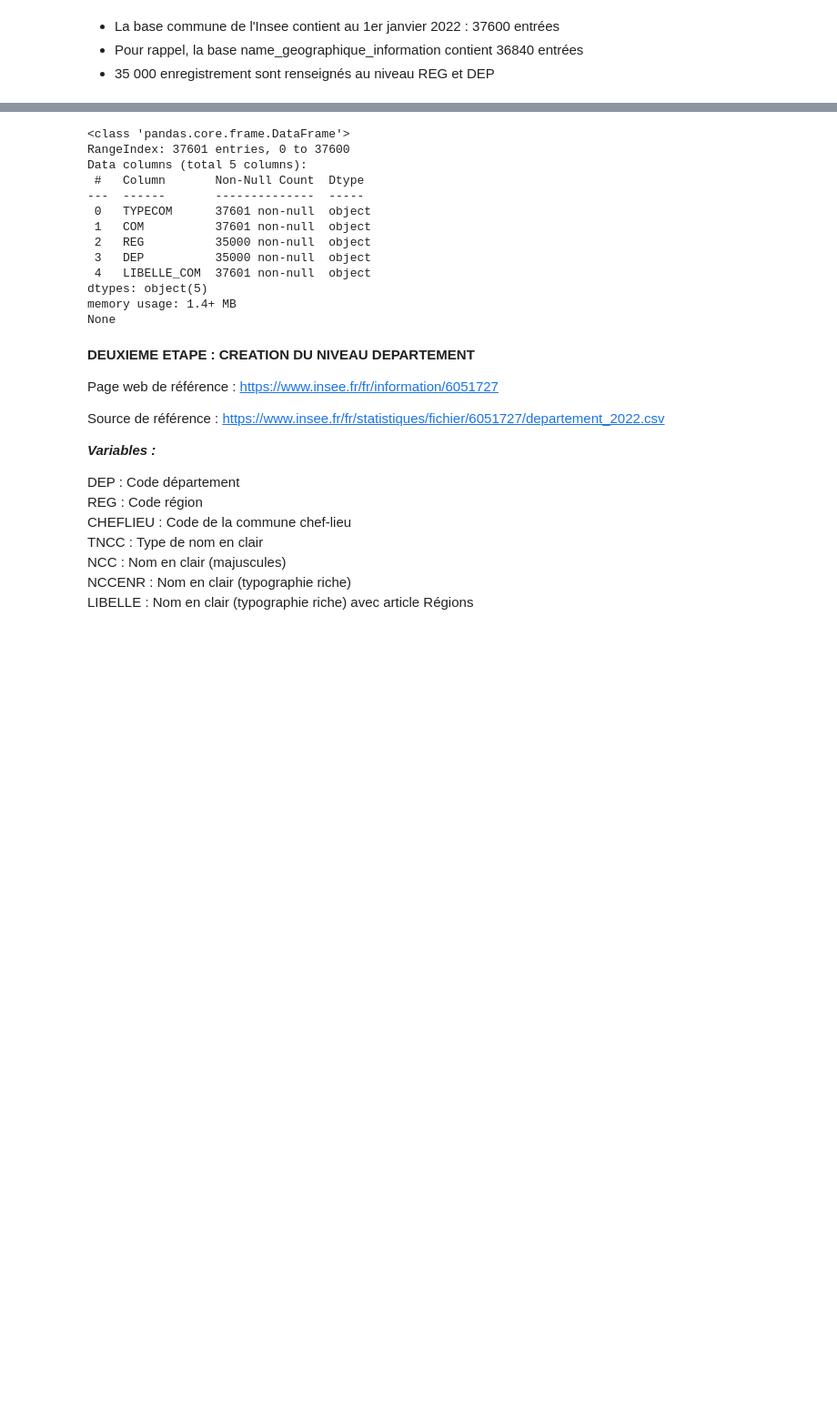
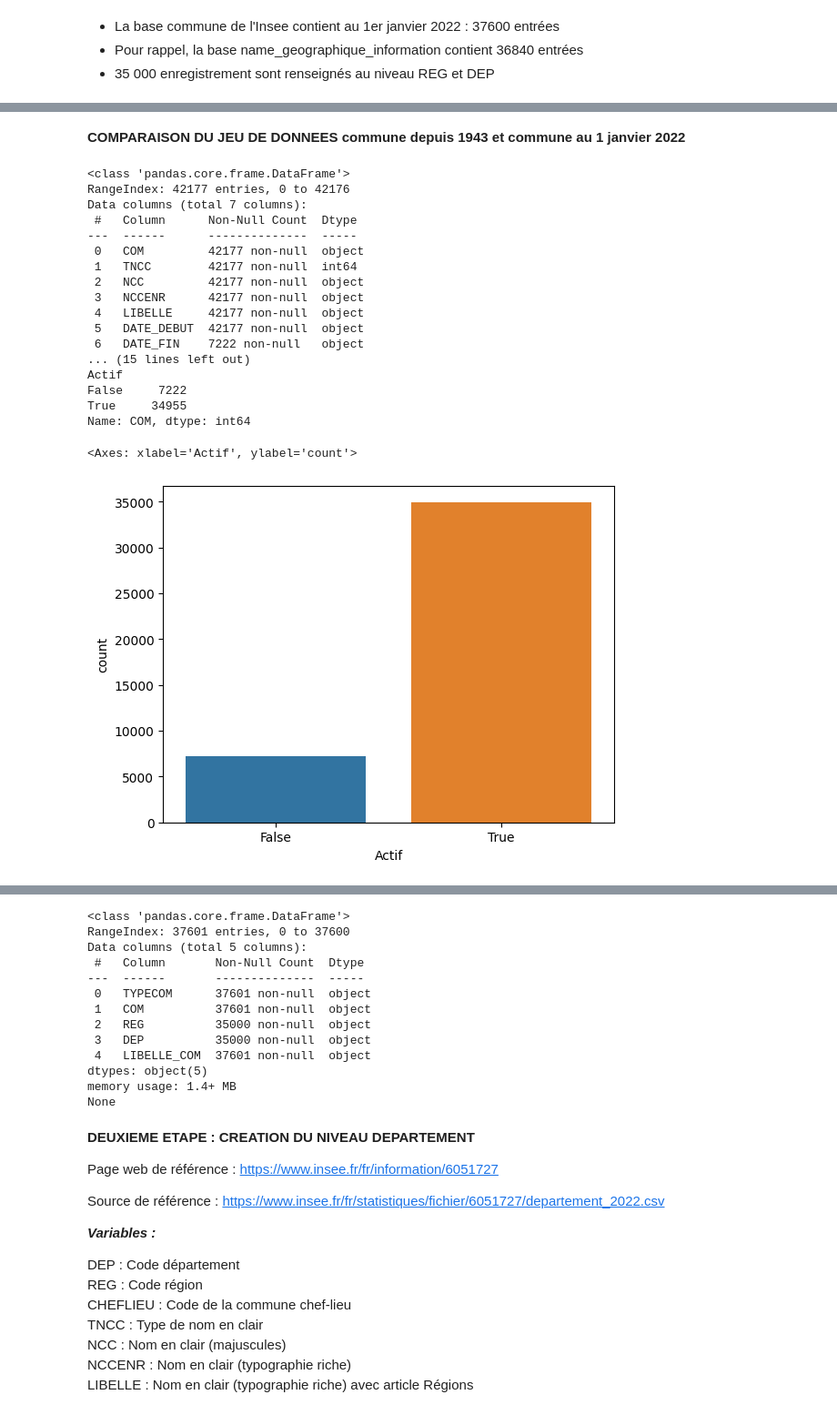
Before and after one commit to Mariehf64/fev23cda_french_industry, a Jupyter notebook: EDA_GPS.ipynb, the cells around one changed output, grey strips where cells are left out. Shown at 91% size. Drawn from its saved outputs; the diff is of its cells as text; code cells hidden in the pictures; blank space fills up the shorter version.

```diff
--- a/EDA_GPS.ipynb
+++ b/EDA_GPS.ipynb
@@ -394,0 +486,33 @@ None
+# %% [markdown]
+**COMPARAISON DU JEU DE DONNEES  commune depuis 1943 et commune au 1 janvier 2022**
+# %%
+df_com_1943=pd.read_csv('https://www.insee.fr/fr/statistiques/fichier/6051727/communes1943_2022.csv')
+
+print(df_com_1943.info())
+print('\n')
+print(df_com_1943.isna().sum())
+print('\n')
+
+df_com_1943['Actif']=df_com_1943.DATE_FIN.isna()
+print(df_com_1943.groupby('Actif').COM.count())
+sns.countplot(data=df_com_1943,x='Actif')
+# %% [output]
+<class 'pandas.core.frame.DataFrame'>
+RangeIndex: 42177 entries, 0 to 42176
+Data columns (total 7 columns):
+ #   Column      Non-Null Count  Dtype
+---  ------      --------------  -----
+ 0   COM         42177 non-null  object
+ 1   TNCC        42177 non-null  int64
+ 2   NCC         42177 non-null  object
+ 3   NCCENR      42177 non-null  object
+ 4   LIBELLE     42177 non-null  object
+ 5   DATE_DEBUT  42177 non-null  object
+ 6   DATE_FIN    7222 non-null   object
+... (15 lines left out)
+Actif
+False     7222
+True     34955
+Name: COM, dtype: int64
+<Axes: xlabel='Actif', ylabel='count'>
+[figure, added]
```
Also changed, not shown: parts of 29 cells of this notebook.
